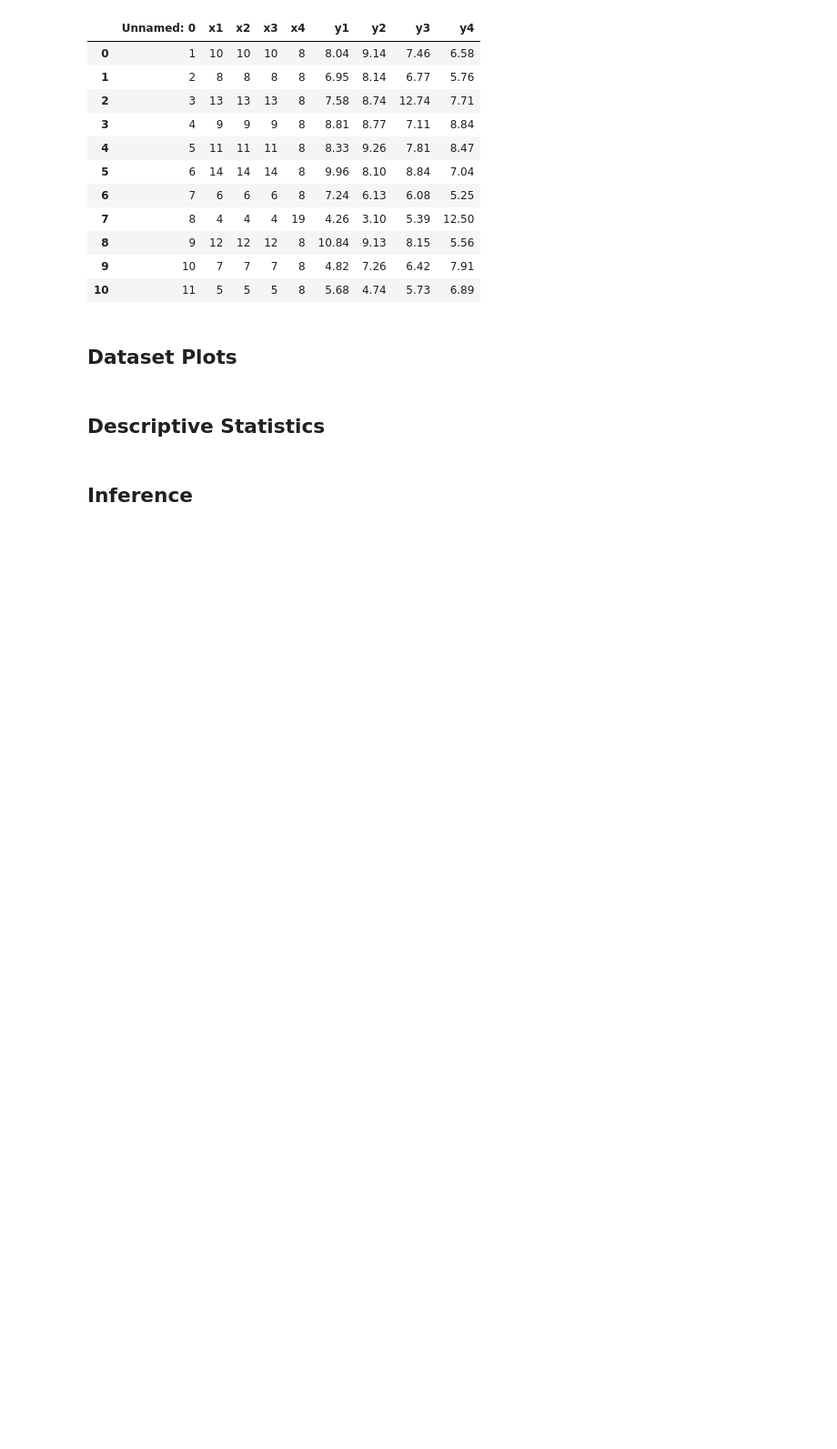
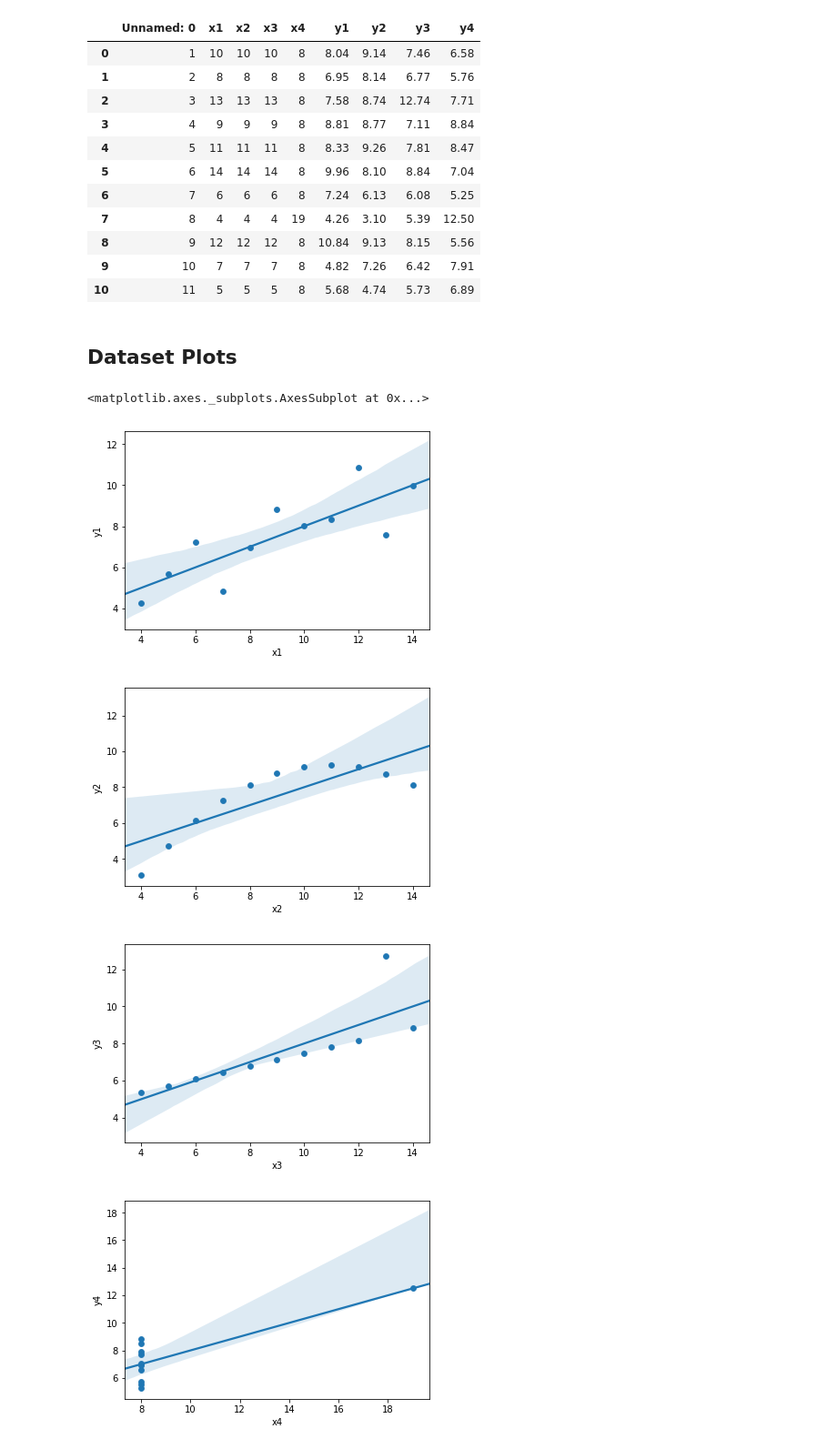
Before and after one commit to cdigap/FDA_Assignment, a Jupyter notebook: Anscombes_Quartet.ipynb, the cells around one changed output. Shown at 91% size. Saved outputs shown, nothing was run; the diff lists cells and outputs as text; code cells hidden in the pictures; blank space fills up the shorter version.

```diff
--- a/Anscombes_Quartet.ipynb
+++ b/Anscombes_Quartet.ipynb
@@ -39,7 +41,27 @@ data_file
 # %% [markdown]
 
 ## Dataset Plots
-# %% [markdown]
-## Descriptive Statistics
-# %% [markdown]
-## Inference
+# %%
+# Plotting the data to help understand the data better.
+
+data_file.plot(kind='scatter',x="x1", y="y1")
+
+sns.regplot(data_file['x1'],data_file['y1'])
+
+data_file.plot(kind='scatter',x="x2", y="y2")
+
+sns.regplot(data_file['x2'],data_file['y2'])
+
+data_file.plot(kind='scatter',x="x3", y="y3")
+
+sns.regplot(data_file['x3'],data_file['y3'])
+
+data_file.plot(kind='scatter',x="x4", y="y4")
+
+sns.regplot(data_file['x4'],data_file['y4'])
+# %% [output]
+<matplotlib.axes._subplots.AxesSubplot at 0x...>
+[figure, added]
+[figure, added]
+[figure, added]
+[figure, added]
```
Also changed, not shown: parts of 8 cells of this notebook.
